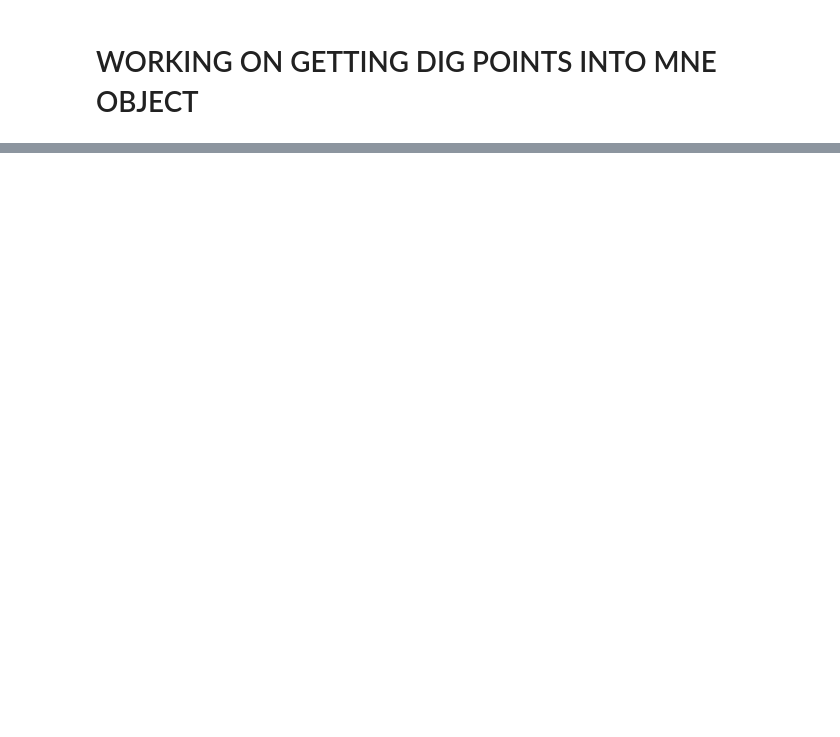
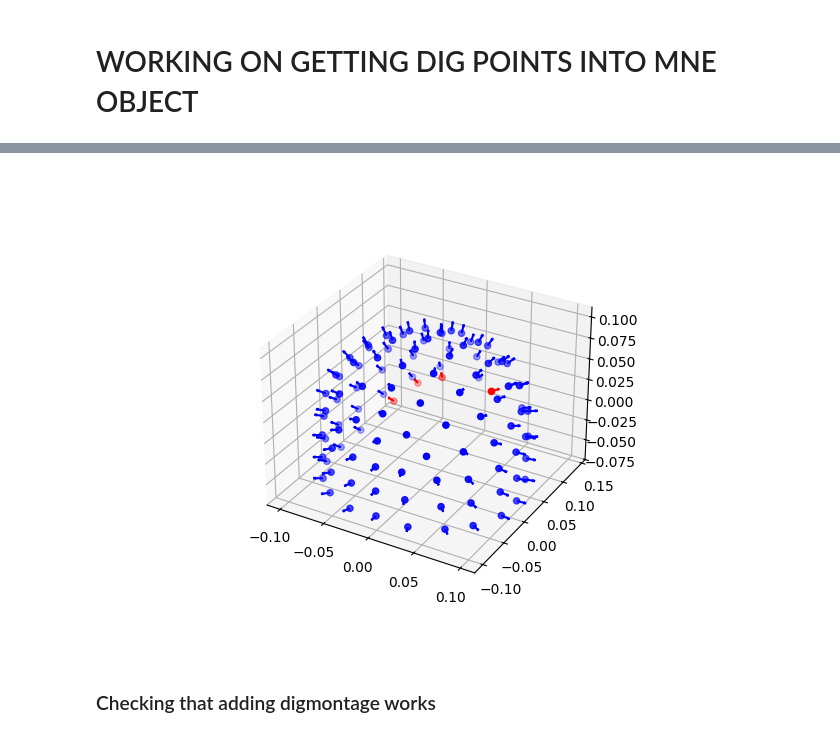
Before and after one commit to laurabpaulsen/OPM_lab, a Jupyter notebook: sandbox.ipynb, the cells around one changed output, grey strips where cells are left out. Cells and saved outputs as stored; diff of their text form; code cells hidden in the pictures; blank space fills up the shorter version.

```diff
--- a/sandbox.ipynb
+++ b/sandbox.ipynb
@@ -221,0 +183,15 @@ CHANNEL_ORI : [array([0.51165998, 0.85435998, 0.09097   ])]
+# %%
+path = Path("/Volumes/untitled/opm_cerebell/20221003/SD/")
+opm_path = path / "20221003_151904_SD_opm_cerebell_passive_omission_raw.fif"
+raw = mne.io.read_raw(opm_path, preload=True)
+
+raw_old = raw.copy()
+points = pd.read_csv("/Users/au661930/Library/CloudStorage/OneDrive-Aarhusuniversitet/Dokumenter/project placement/OPM_lab/output/test1_digitisation.csv")
+
+depth_meas = [40/1000, 47/1000, 44/1000, 40/1000] # mm converted to meter (order = 3, 10, 16, 62)
+
+sensor_layout = OPMSensorLayout(
+        label=["FL3", "FL10", "FL16", "FL62"],
+        depth=depth_meas,
+        helmet_template=FL_alpha1_helmet
+        )
@@ -221,0 +207,12 @@ CHANNEL_ORI : [array([0.51165998, 0.85435998, 0.09097   ])]
+# %%
+%matplotlib widget
+
+fig = plt.figure()
+ax = fig.add_subplot(111, projection='3d')
+
+
+
+plot_pos_ori(FL_alpha1_helmet.chan_pos.T, FL_alpha1_helmet.chan_ori, ax=ax, label = "helmet template",)
+plot_pos_ori(sensor_layout.chan_pos, sensor_layout.chan_ori, ax=ax, c="red")
+# %% [output]
+[figure, added]
@@ -221,0 +230,2 @@ CHANNEL_ORI : [array([0.51165998, 0.85435998, 0.09097   ])]
+# %% [markdown]
+### Checking that adding digmontage works
```
Also changed, not shown: parts of 13 cells of this notebook, 4 other files.
